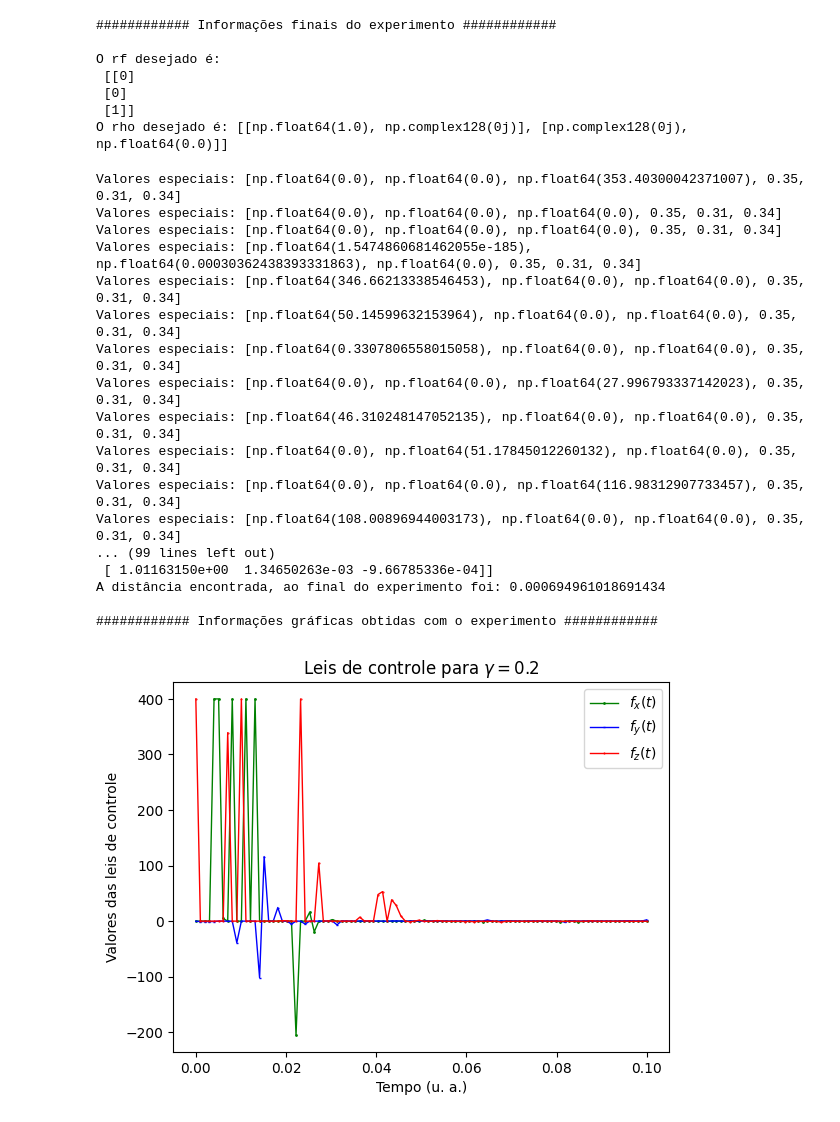
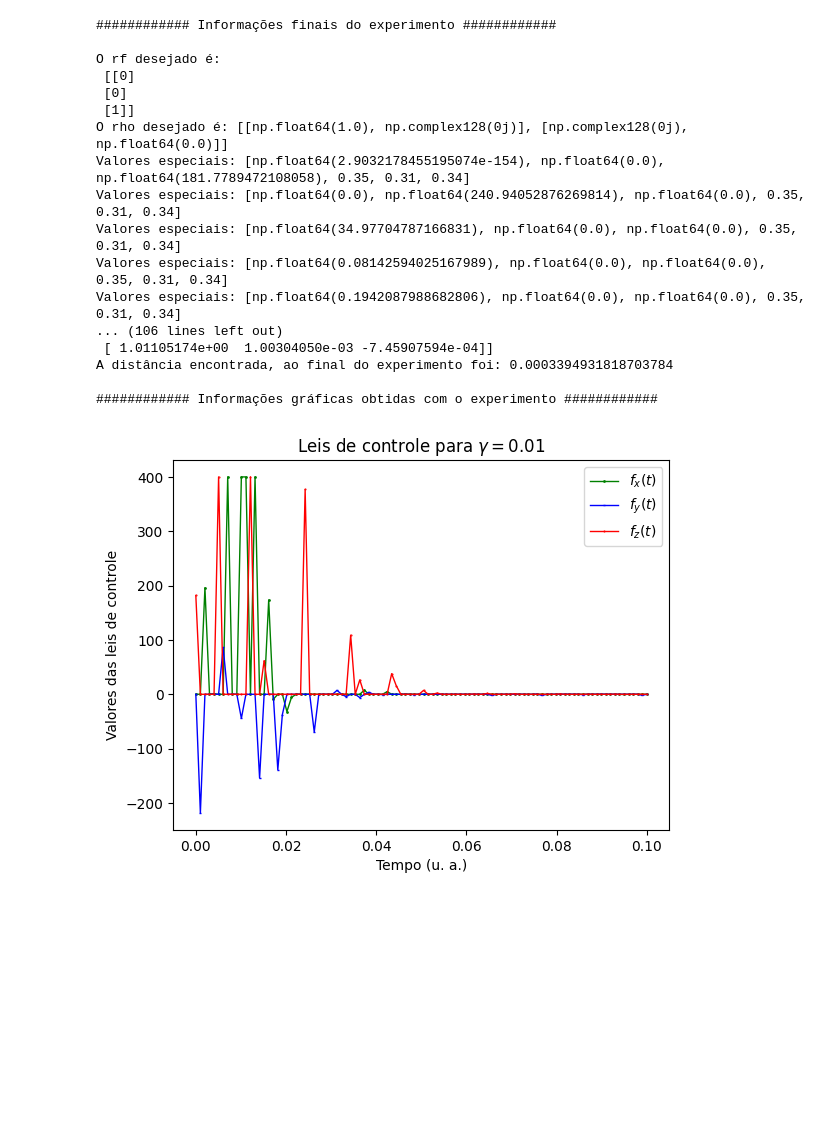
Before and after one commit to GabrielSiqueira1/Lyapunov-Open-Quantum-Systems, a Jupyter notebook: Lyapunov-Gate-Hadamard-Genetico.ipynb, the cells around one changed output. Saved outputs shown, nothing was run; the diff lists cells and outputs as text; code cells hidden in the pictures; blank space fills up the shorter version.

```diff
--- a/Lyapunov-Gate-Hadamard-Genetico.ipynb
+++ b/Lyapunov-Gate-Hadamard-Genetico.ipynb
@@ -73,11 +79,11 @@ def lind(u, Ut, Uf, t, lbda):
 def rungeKutta(u, Ut, Uf, h, t, lbda):
     fx,fy,fz,k1 = lind(u, Ut, Uf, t, lbda)
     k1 = np.dot(k1,Ut)
-    fx,fy,fz,k2 = lind(u, (Ut+h/2*k1), Uf, t+h/2, lbda)
+    fx,fy,fz,k2 = lind(u, (Ut+h/2*k1), Uf, t, lbda)
     k2 = np.dot(k2,(Ut+h/2*k1))
-    fx,fy,fz,k3 = lind(u, (Ut+h/2*k2), Uf, t+h/2, lbda)
+    fx,fy,fz,k3 = lind(u, (Ut+h/2*k2), Uf, t, lbda)
     k3 = np.dot(k3,(Ut+h/2*k2))
-    fx,fy,fz,k4 = lind(u, (Ut+h*k3), Uf, t+h, lbda)
+    fx,fy,fz,k4 = lind(u, (Ut+h*k3), Uf, t, lbda)
     k4 = np.dot(k4,(Ut+h*k3))
     a = fx;
     b = fy;
@@ -267,7 +273,7 @@ print(f'O rho desejado é: {pf}')
 h=0.001
 t=0
 i=0
-lbda=0.2
+lbda=0.01
 # Proposta do algoritmo genético
 resultado_algoritmo_genetico = genetico(Ut, Uf, h, t, TAMANHO_POP, lbda)
 u[0] = resultado_algoritmo_genetico[0]
@@ -300,48 +306,41 @@ while t < 100:
     resultado_algoritmo_genetico = genetico(Ut, Uf, h, t, TAMANHO_POP, lbda)
     u[0] = resultado_algoritmo_genetico[0]
     u[1] = resultado_algoritmo_genetico[1]
     u[2] = resultado_algoritmo_genetico[2]
     t += 1
 
 rt = np.dot(Ut, r0)
 print(f'O vetor de Bloch encontrado é:\n {rt}')
 pt = [[1/2*(1+rt[2][0]), 1/2*(rt[0][0]-1j*rt[1][0])], [1/2*(rt[0][0]+1j*rt[1][0]), 1/2*(1-rt[2][0])]]
 print(f'O rho alcançado foi:\n {pt}')
 print(f'A fidelidade do experimento é de: {np.trace(np.sqrt(np.sqrt(pt)*pf*np.sqrt(pt)))}')
 print(f'A fidelidade do experimento é de (fórmula dos autores do artigo): {(np.trace(np.dot(Ut, np.transpose(Ut)))+np.abs(np.trace(np.dot(np.transpose(Uf), Ut)))**2)/(3*(3+1))}')
 print(f'O vetor U alcançado foi:\n {Ut}')
 print(f'A distância encontrada, ao final do experimento foi: {D}')
 
 print(f"\n############ Informações gráficas obtidas com o experimento ############\n")
 
 leis_controle(fx_vector,fy_vector,fz_vector,t,lbda)
 densidade(rho_vector,t,lbda)
 fidelidade(fid_vector,t,lbda)
 fidelidade(fid_autores,t,lbda)
 distance(distance_vector,t,lbda)
 # %% [output]
 ############ Informações finais do experimento ############
 
 O rf desejado é:
  [[0]
  [0]
  [1]]
 O rho desejado é: [[np.float64(1.0), np.complex128(0j)], [np.complex128(0j), np.float64(0.0)]]
+Valores especiais: [np.float64(2.9032178455195074e-154), np.float64(0.0), np.float64(181.7789472108058), 0.35, 0.31, 0.34]
+Valores especiais: [np.float64(0.0), np.float64(240.94052876269814), np.float64(0.0), 0.35, 0.31, 0.34]
+Valores especiais: [np.float64(34.97704787166831), np.float64(0.0), np.float64(0.0), 0.35, 0.31, 0.34]
+Valores especiais: [np.float64(0.08142594025167989), np.float64(0.0), np.float64(0.0), 0.35, 0.31, 0.34]
+Valores especiais: [np.float64(0.1942087988682806), np.float64(0.0), np.float64(0.0), 0.35, 0.31, 0.34]
+... (106 lines left out)
+ [ 1.01105174e+00  1.00304050e-03 -7.45907594e-04]]
+A distância encontrada, ao final do experimento foi: 0.0003394931818703784
+
+############ Informações gráficas obtidas com o experimento ############
-Valores especiais: [np.float64(0.0), np.float64(0.0), np.float64(353.40300042371007), 0.35, 0.31, 0.34]
-Valores especiais: [np.float64(0.0), np.float64(0.0), np.float64(0.0), 0.35, 0.31, 0.34]
-Valores especiais: [np.float64(0.0), np.float64(0.0), np.float64(0.0), 0.35, 0.31, 0.34]
-Valores especiais: [np.float64(1.5474860681462055e-185), np.float64(0.00030362438393331863), np.float64(0.0), 0.35, 0.31, 0.34]
-Valores especiais: [np.float64(346.66213338546453), np.float64(0.0), np.float64(0.0), 0.35, 0.31, 0.34]
-Valores especiais: [np.float64(50.14599632153964), np.float64(0.0), np.float64(0.0), 0.35, 0.31, 0.34]
-Valores especiais: [np.float64(0.3307806558015058), np.float64(0.0), np.float64(0.0), 0.35, 0.31, 0.34]
-Valores especiais: [np.float64(0.0), np.float64(0.0), np.float64(27.996793337142023), 0.35, 0.31, 0.34]
-Valores especiais: [np.float64(46.310248147052135), np.float64(0.0), np.float64(0.0), 0.35, 0.31, 0.34]
-Valores especiais: [np.float64(0.0), np.float64(51.17845012260132), np.float64(0.0), 0.35, 0.31, 0.34]
-Valores especiais: [np.float64(0.0), np.float64(0.0), np.float64(116.98312907733457), 0.35, 0.31, 0.34]
-Valores especiais: [np.float64(108.00896944003173), np.float64(0.0), np.float64(0.0), 0.35, 0.31, 0.34]
-... (99 lines left out)
- [ 1.01163150e+00  1.34650263e-03 -9.66785336e-04]]
-A distância encontrada, ao final do experimento foi: 0.000694961018691434
-
-############ Informações gráficas obtidas com o experimento ############
-[figure, old version]
+[figure, new version]
```
Also changed, not shown: parts of 11 cells of this notebook, 1 other file.
